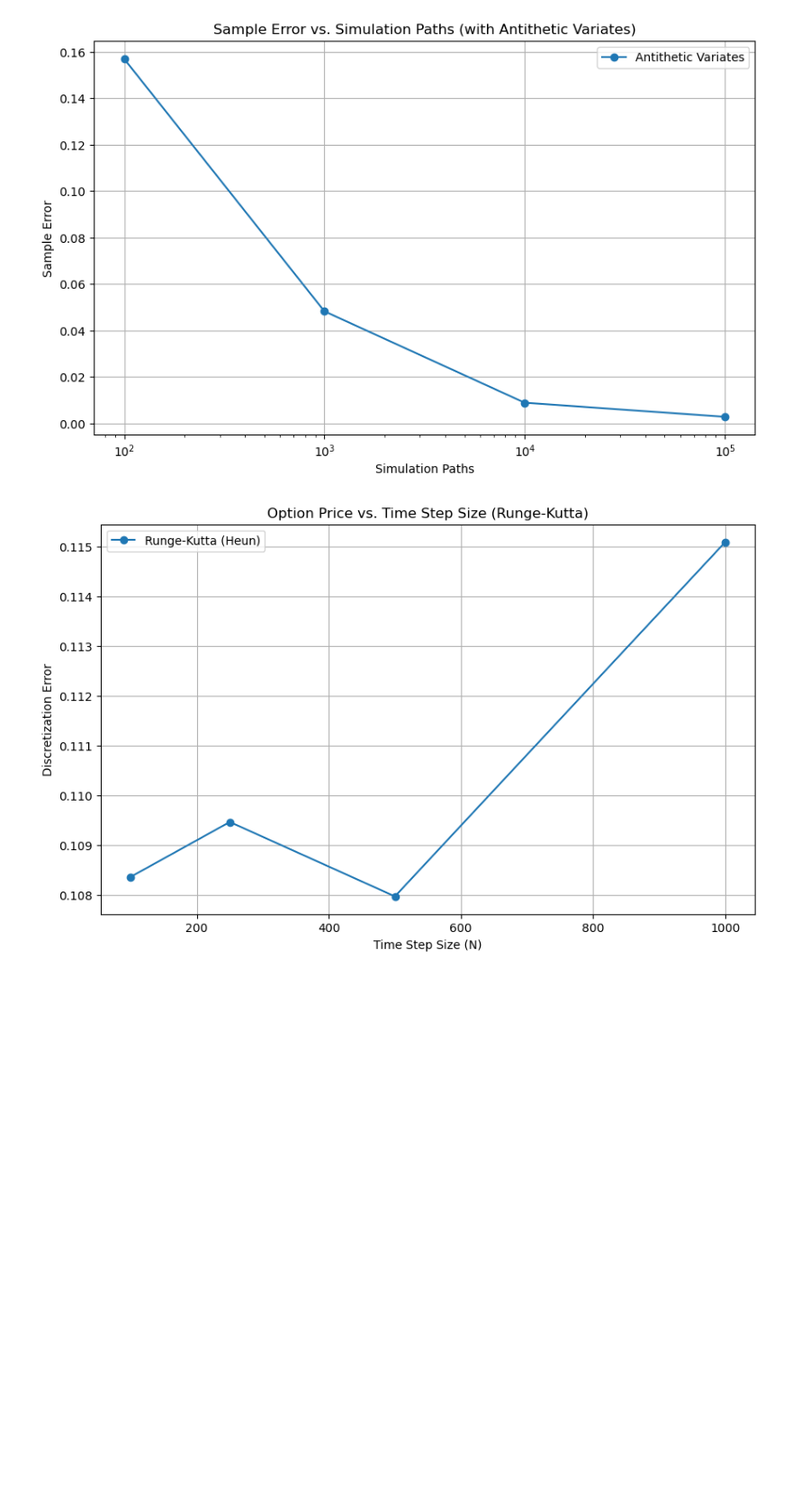
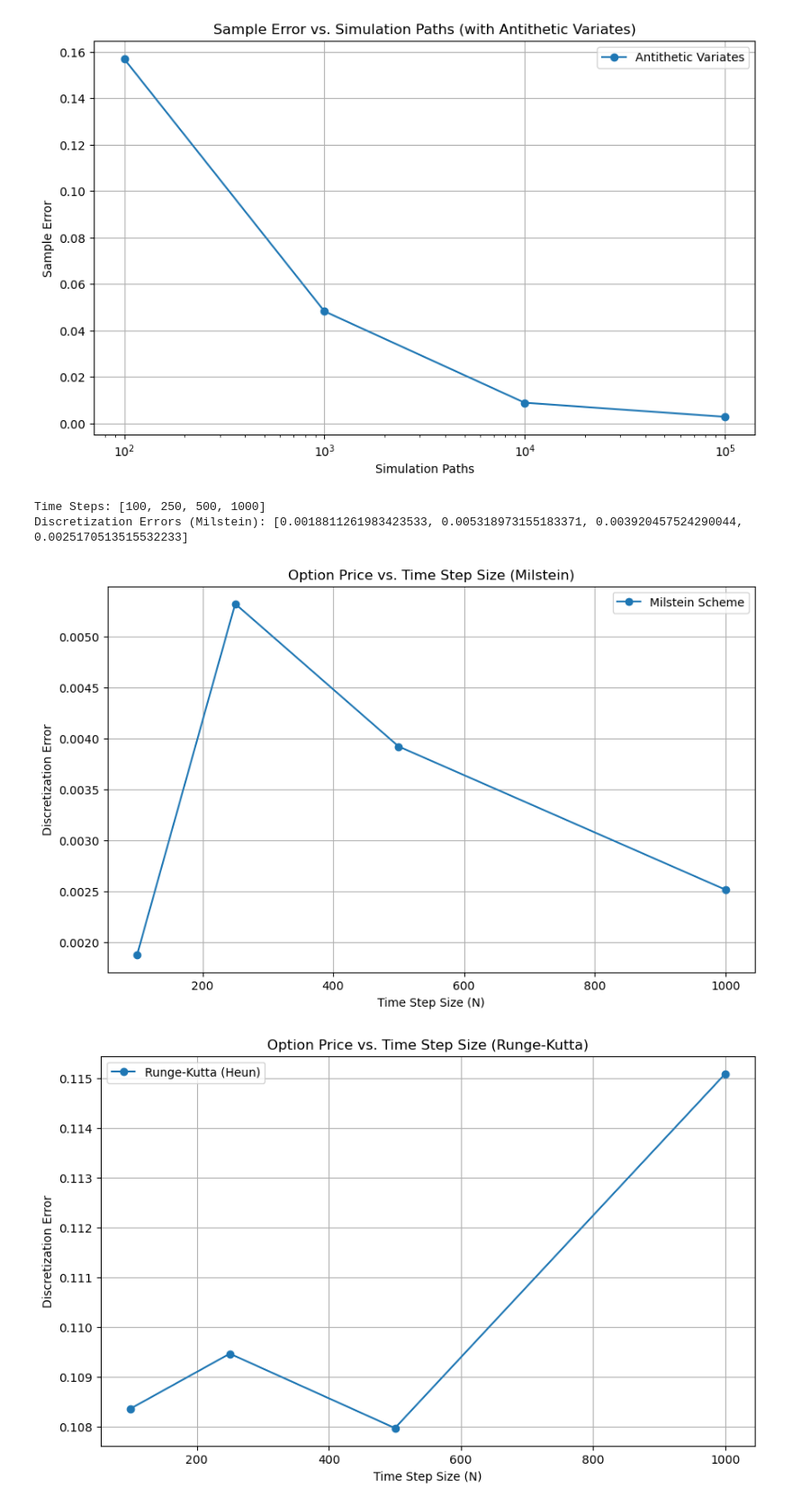
Before and after one commit to pontusbjorklid/Computational-Finance-Projects, a Jupyter notebook: MCpricing.ipynb, the cells around one changed output. Shown at 90% size. Saved outputs shown, nothing was run; the diff lists cells and outputs as text; code cells hidden in the pictures; blank space fills up the shorter version.

Commit message:
Milstein disc

```diff
--- a/MCpricing.ipynb
+++ b/MCpricing.ipynb
@@ -289,6 +295,71 @@ plt.show()
 Simulation Paths: [100, 1000, 10000, 100000]
 Sample Errors with Antithetic Variates: [0.15697915413433894, 0.04828793861581171, 0.008928202478518998, 0.0028524112650958333]
 [figure]
+# %%
+### DISCRETIZATION ERROR WITH MILSTEIN SCHEME ###
+
+# Function to simulate the option price using Milstein scheme with given time steps (N)
+def simulate_option_price_milstein(N):
+    # Parameters for the CEV model
+    r = 0.1          # Risk-free rate
+    sigma = 0.25     # Volatility
+    gamma = 1        # Elasticity parameter (CEV parameter)
+    S0 = 14          # Initial value of the asset (e.g. stock price)
+    T = 0.5          # Time horizon
+    dt = T / N       # Time step size
+    n_simulations = int(1e5)  # Number of simulation paths
+    K = 15           # Strike price of the option
+
+    # Generate standard Brownian increments
+    dW = np.random.normal(0, np.sqrt(dt), (n_simulations, N))
+
+    # Simulate paths using the Milstein scheme
+    S = np.zeros((n_simulations, N + 1))
+    S[:, 0] = S0
+
+    for i in range(N):
+        S_current = S[:, i]
+
+        # Drift and diffusion terms
+        drift = r * S_current
+        diffusion = sigma * S_current**gamma
+
+        # Milstein step (includes both drift, diffusion, and the additional correction term)
+        S[:, i+1] = S_current + drift * dt + diffusion * dW[:, i] + 0.5 * sigma * gamma * S_current**(gamma-1) * (dW[:, i]**2 - dt)
+
+    # Compute the payoff at maturity
+    payoffs = np.maximum(S[:, -1] - K, 0)
+    mean_payoff = np.mean(payoffs)
+    call_option_price = np.exp(-r * T) * mean_payoff
+
+    # Exact price using Black-Scholes formula
+    F = bsexact(sigma, r, K, T, S0)
+
+    # Compute discretization error
+    discretization_error = abs(call_option_price - F)
+    return discretization_error
+
+# Run simulations with different time steps using Milstein scheme
+N_values = [100, 250, 500, 1000]
+discretization_errors_milstein = [simulate_option_price_milstein(N) for N in N_values]
+
+# Print the results
+print("Time Steps:", N_values)
+print("Discretization Errors (Milstein):", discretization_errors_milstein)
+
+# Plot the discretization error as a function of the time step size
+plt.figure(figsize=(10, 6))
+plt.plot(N_values, discretization_errors_milstein, 'o-', label='Milstein Scheme')
+plt.title('Option Price vs. Time Step Size (Milstein)')
+plt.xlabel('Time Step Size (N)')
+plt.ylabel('Discretization Error')
+plt.grid(True)
+plt.legend()
+plt.show()
+# %% [output]
+Time Steps: [100, 250, 500, 1000]
+Discretization Errors (Milstein): [0.0018811261983423533, 0.005318973155183371, 0.003920457524290044, 0.0025170513515532233]
+[figure, added]
 # %%
 ### DISCRETIZATION ERROR WITH RUNGE-KUTTA ###
 
```
Also changed, not shown: parts of 3 cells of this notebook.
